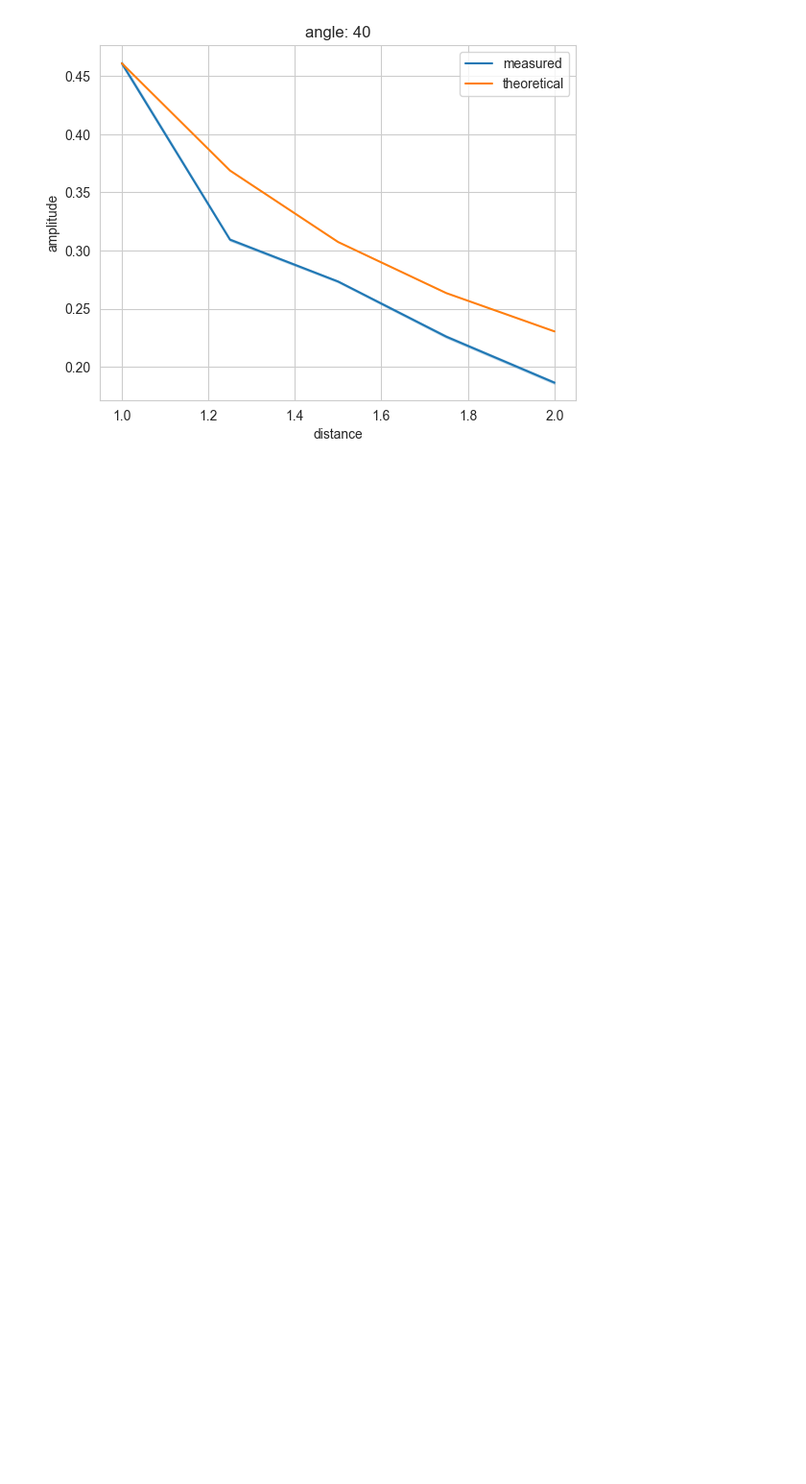
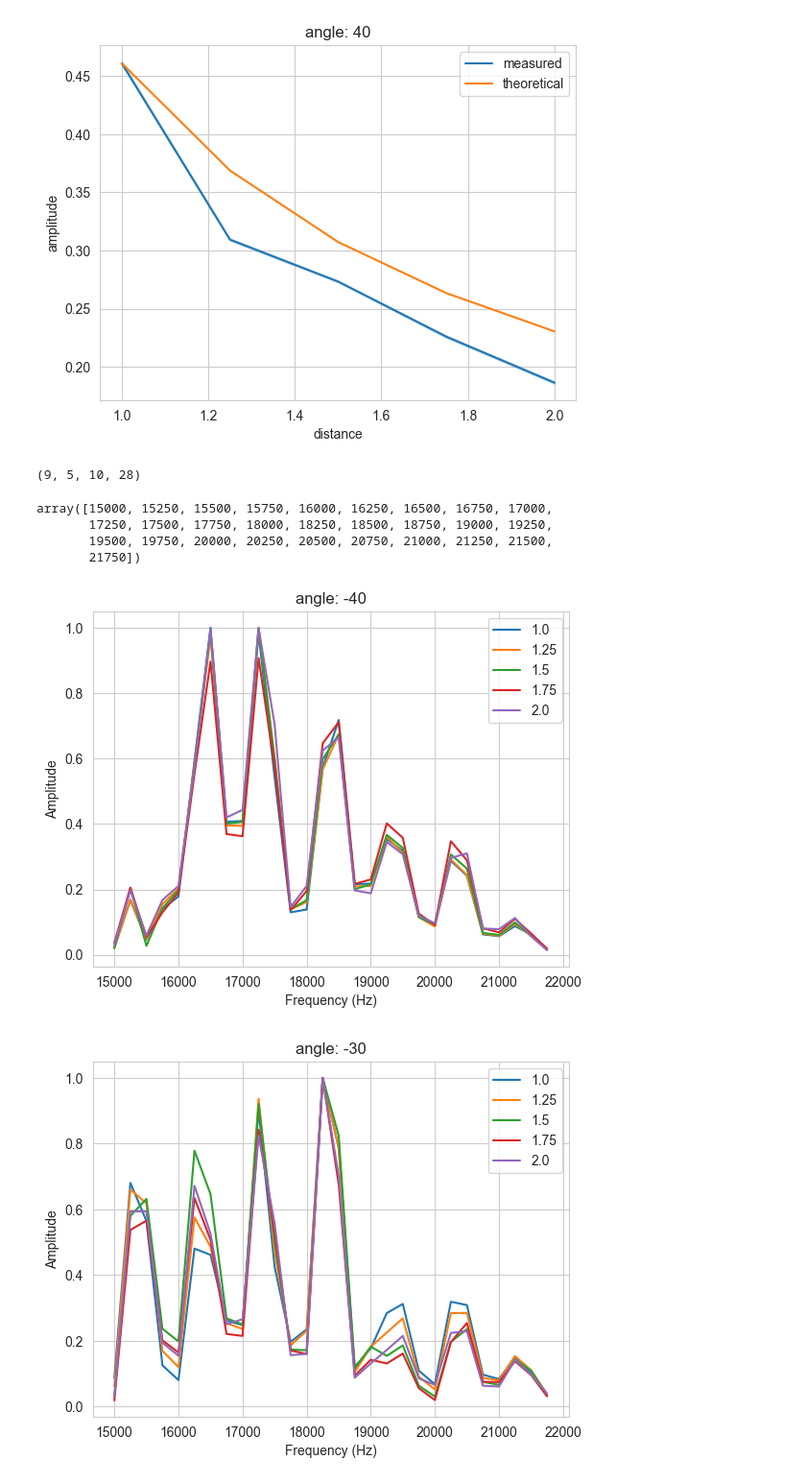
Before and after one commit to auk1709/lab-acoustic, a Jupyter notebook: notebook/direction-distance.ipynb, the cells around one changed output. Shown at 96% size. Cells and saved outputs as stored; diff of their text form; code cells hidden in the pictures; blank space fills up the shorter version.

```diff
--- a/notebook/direction-distance.ipynb
+++ b/notebook/direction-distance.ipynb
@@ -113,3 +113,28 @@ for angle in directions:
 [figure]
 [figure]
 [figure]
+# %%
+spectrum = np.array(spectrum)
+spectrum.shape
+# %% [output]
+(9, 5, 10, 28)
+# %%
+freqs = np.arange(15000, 22000, 250)
+freqs
+# %% [output]
+array([15000, 15250, 15500, 15750, 16000, 16250, 16500, 16750, 17000,
+       17250, 17500, 17750, 18000, 18250, 18500, 18750, 19000, 19250,
+       19500, 19750, 20000, 20250, 20500, 20750, 21000, 21250, 21500,
+       21750])
+# %%
+for angle, spec in zip(directions, spectrum):
+    for d, sp in zip(distances, spec):
+        plt.plot(freqs, np.mean(sp, axis=0), label=f"{d}")
+    plt.xlabel("Frequency (Hz)")
+    plt.ylabel("Amplitude")
+    plt.legend()
+    plt.title(f"angle: {angle}")
+    plt.show()
+# %% [output]
+[figure, added]
+[figure, added]
```
Also changed, not shown: parts of 1 cell of this notebook.
